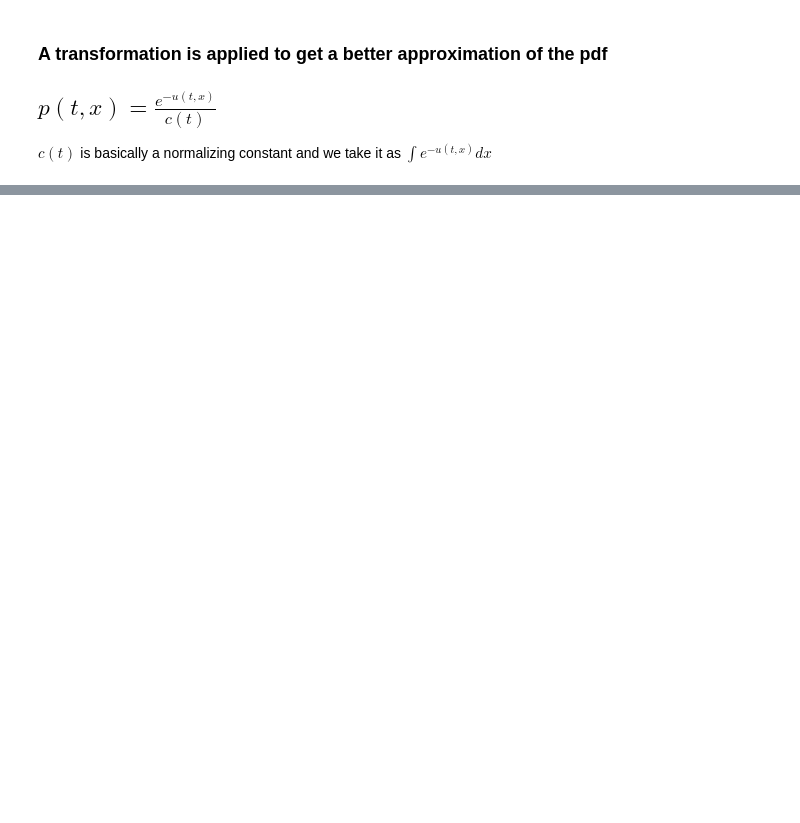
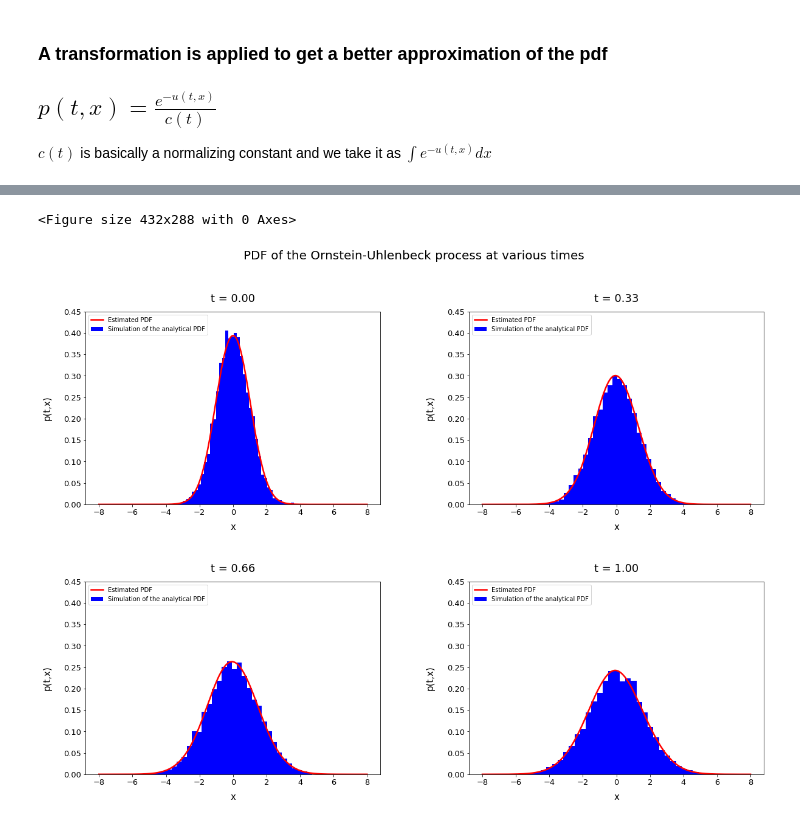
Before and after one commit to Aravindan98/Le-Mans-University-Thesis, a Jupyter notebook: DGM/DGM_Ornstein_Uhlenbeck.ipynb, the cells around one changed output, grey strips where cells are left out. Cells and saved outputs as stored; diff of their text form; code cells hidden in the pictures; blank space fills up the shorter version.

```diff
--- a/DGM/DGM_Ornstein_Uhlenbeck.ipynb
+++ b/DGM/DGM_Ornstein_Uhlenbeck.ipynb
@@ -521,0 +468,44 @@ WARNING:tensorflow:From /tensorflow-1.15.2/python3.7/tensorflow_core/python/ops/
+# %%
+plt.figure()
+plt.figure(figsize = (20,14))
+
+# time values at which to examine density
+densityTimes = [0, 0.33*T, 0.66*T, T]
+
+# vector of x values for plotting
+x_plot = np.linspace(Xlow*x_multiplier, Xhigh*x_multiplier, 1000)
+
+for i, curr_t in enumerate(densityTimes):
+
+    # specify subplot
+    plt.subplot(2,2,i+1)
+
+    # simulate process at current t
+    sim_x = simulateOU_GaussianStart(alpha, beta, theta, kappa, sigma, 10000, curr_t)
+
+    # compute normalized density at all x values to plot and current t value
+    t_plot = curr_t * np.ones_like(x_plot.reshape(-1,1))
+    unnorm_dens = sess.run([p_unnorm], feed_dict= {t_tnsr:t_plot, x_interior_tnsr:x_plot.reshape(-1,1)})
+    density = unnorm_dens[0] / sp.integrate.simps(unnorm_dens[0].reshape(x_plot.shape), x_plot)
+
+    # plot histogram of simulated process values and overlay estimated density
+    plt.hist(sim_x, bins=40, density=True, color = 'b', label="Simulation of the analytical PDF")
+    plt.plot(x_plot, density, 'r', linewidth=2.5, label="Estimated PDF")
+
+    # subplot options
+    plt.ylim(ymin=0.0, ymax=0.45)
+    plt.xlabel(r"x", fontsize=15, labelpad=10)
+    plt.ylabel(r"p(t,x)", fontsize=15, labelpad=20)
+    plt.title(r"t = %.2f"%(curr_t), fontsize=18, y=1.03)
+    plt.xticks(fontsize=13)
+    plt.yticks(fontsize=13)
+    plt.suptitle("PDF of the Ornstein-Uhlenbeck process at various times",fontsize=20)
+    plt.legend(loc="upper left")
+# adjust space between subplots
+plt.subplots_adjust(wspace=0.3, hspace=0.4)
+
+if saveFigure:
+    plt.savefig(figureName)
+# %% [output]
+<Figure size 432x288 with 0 Axes>
+[figure, added]
```
Also changed, not shown: parts of 3 cells of this notebook.
